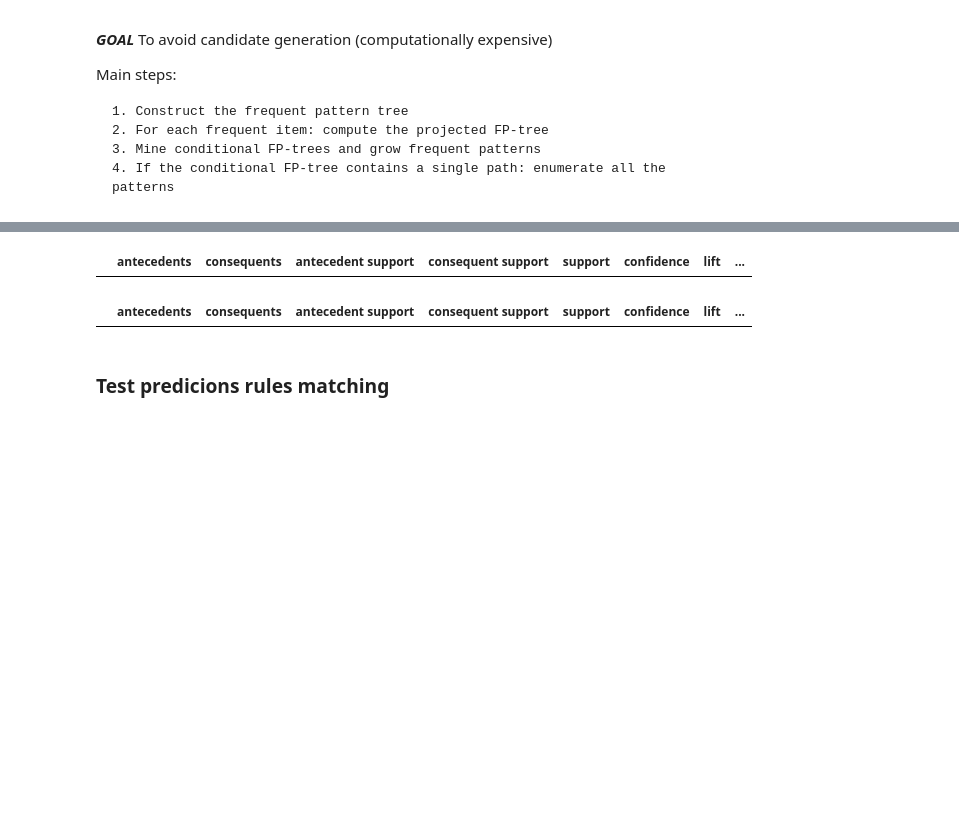
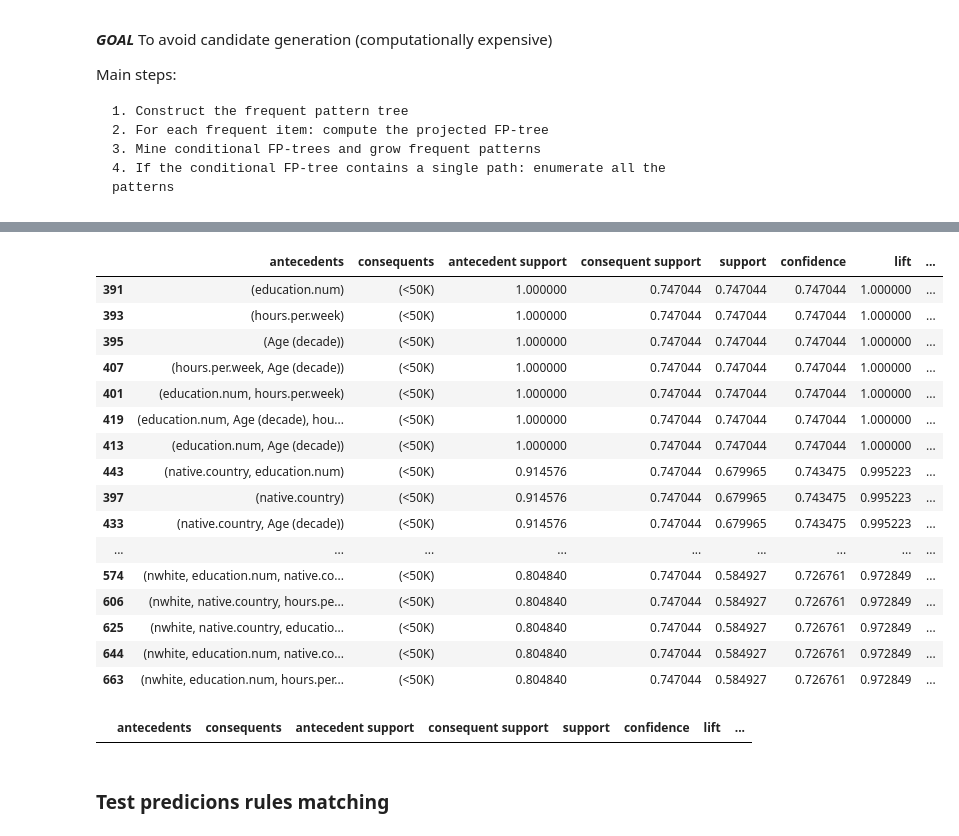
Before and after one commit to alb-p/post_processing_pipeline, a Jupyter notebook: pp_pipeline.ipynb, the cells around one changed output, grey strips where cells are left out. Saved outputs shown, nothing was run; the diff lists cells and outputs as text; code cells hidden in the pictures; blank space fills up the shorter version.

Commit message:
no 'female' in association rules

```diff
--- a/pp_pipeline.ipynb
+++ b/pp_pipeline.ipynb
@@ -236,7 +249,7 @@ dataset_orig_clean.loc[:, 'sex'] = dataset_orig_clean['sex'].map({
 })
 dataset_orig_clean['sex'] = dataset_orig_clean['sex'].astype(int)
 
-
+# 1 if married, 0 otherwise
 dataset_orig_clean['marital.status'] = dataset_orig_clean['marital.status'].map({
     'Never-married': 0,
     'Divorced': 0,
@@ -249,15 +262,9 @@ dataset_orig_clean['marital.status'] = dataset_orig_clean['marital.status'].map(
 dataset_orig_clean['marital.status'] = dataset_orig_clean['marital.status'].astype(int)
 
 
-dataset_orig_clean['race'] = dataset_orig_clean.race.map({
-    'White':0,
-    'Black':1,
-    'Asian-Pac-Islander':2,
-    'Amer-Indian-Eskimo':2,
-    'Other':2
-})
+dataset_orig_clean['race'] = dataset_orig_clean['race'].apply(lambda x: 1 if x == 'White' else 0)
 dataset_orig_clean['race'] = dataset_orig_clean['race'].astype(int)
 
 # United-States is 0 all the other countries are 1
-dataset_orig_clean['native.country'] = dataset_orig_clean['native.country'].apply(lambda x: 0 if x == 'United-States' else 1)
+dataset_orig_clean['native.country'] = dataset_orig_clean['native.country'].apply(lambda x: 1 if x == 'United-States' else 0)
 dataset_orig_clean['native.country'] = dataset_orig_clean['native.country'].astype(int)
@@ -636,7 +637,7 @@ Main steps:
     3. Mine conditional FP-trees and grow frequent patterns
     4. If the conditional FP-tree contains a single path: enumerate all the patterns
 # %%
-def compute_and_print_association_rules(dataset, min_support=0.2, min_confidence=0.5):
+def compute_and_print_association_rules(dataset, min_support, min_confidence):
     # Convert the dataset to a DataFrame
     pd_converted = dataset.convert_to_dataframe()[0]
 
@@ -646,14 +647,19 @@ def compute_and_print_association_rules(dataset, min_support=0.2, min_confidence
     pd_converted.drop(columns='sex', inplace=True)
 
     # Process 'race' column
-    pd_converted['white'] = pd_converted['race'].apply(lambda x: 1 if x == 1 else 0)
-    pd_converted['nwhite'] = pd_converted['race'].apply(lambda x: 1 if x == 0 else 0)
+    pd_converted['nwhite'] = pd_converted['race'].apply(lambda x: 1 if x == 1 or x==2 else 0)
+    pd_converted['white'] = pd_converted['race'].apply(lambda x: 1 if x == 0 else 0)
     pd_converted.drop(columns='race', inplace=True)
 
     # Process 'income' column
     pd_converted['>50K'] = pd_converted['income'].apply(lambda x: 1 if x == 1 else 0)
     pd_converted['<50K'] = pd_converted['income'].apply(lambda x: 1 if x == 0 else 0)
     pd_converted.drop(columns='income', inplace=True)
+
+    pd_converted['Age (decade)'] = pd_converted['age'].apply(lambda x: x//10*10)
+    pd_converted = pd_converted.drop(columns='age')
+
+    pd_converted = pd.get_dummies(pd_converted)
 
     # Create a binary representation of transactions
     df_transactions = pd_converted.map(lambda x: True if x > 0 else False)
@@ -762,8 +862,24 @@ res
 # %%
-res_min50_test,res_max50_test = income_association_rules(dataset_orig_test, min_support=0.4, min_confidence=0.4)
+res_min50_test,res_max50_test = compute_and_print_association_rules(dataset_orig_test, min_support=0.5, min_confidence=0.7)
 res_min50_test.sort_values("confidence", ascending=False)
 # %% [output]
 |  | antecedents | consequents | antecedent support | consequent support | support | confidence | lift | ... |
+| 391 | (education.num) | (<50K) | 1.000000 | 0.747044 | 0.747044 | 0.747044 | 1.000000 | ... |
+| 393 | (hours.per.week) | (<50K) | 1.000000 | 0.747044 | 0.747044 | 0.747044 | 1.000000 | ... |
+| 395 | (Age (decade)) | (<50K) | 1.000000 | 0.747044 | 0.747044 | 0.747044 | 1.000000 | ... |
+| 407 | (hours.per.week, Age (decade)) | (<50K) | 1.000000 | 0.747044 | 0.747044 | 0.747044 | 1.000000 | ... |
+| 401 | (education.num, hours.per.week) | (<50K) | 1.000000 | 0.747044 | 0.747044 | 0.747044 | 1.000000 | ... |
+| 419 | (education.num, Age (decade), hou... | (<50K) | 1.000000 | 0.747044 | 0.747044 | 0.747044 | 1.000000 | ... |
+| 413 | (education.num, Age (decade)) | (<50K) | 1.000000 | 0.747044 | 0.747044 | 0.747044 | 1.000000 | ... |
+| 443 | (native.country, education.num) | (<50K) | 0.914576 | 0.747044 | 0.679965 | 0.743475 | 0.995223 | ... |
+| 397 | (native.country) | (<50K) | 0.914576 | 0.747044 | 0.679965 | 0.743475 | 0.995223 | ... |
+| 433 | (native.country, Age (decade)) | (<50K) | 0.914576 | 0.747044 | 0.679965 | 0.743475 | 0.995223 | ... |
+| ... | ... | ... | ... | ... | ... | ... | ... | ... |
+| 574 | (nwhite, education.num, native.co... | (<50K) | 0.804840 | 0.747044 | 0.584927 | 0.726761 | 0.972849 | ... |
+| 606 | (nwhite, native.country, hours.pe... | (<50K) | 0.804840 | 0.747044 | 0.584927 | 0.726761 | 0.972849 | ... |
+| 625 | (nwhite, native.country, educatio... | (<50K) | 0.804840 | 0.747044 | 0.584927 | 0.726761 | 0.972849 | ... |
+| 644 | (nwhite, education.num, native.co... | (<50K) | 0.804840 | 0.747044 | 0.584927 | 0.726761 | 0.972849 | ... |
+| 663 | (nwhite, education.num, hours.per... | (<50K) | 0.804840 | 0.747044 | 0.584927 | 0.726761 | 0.972849 | ... |
 # %%
 res_max50_test.sort_values("confidence", ascending=False)
 # %% [output]
```
Also changed, not shown: parts of 17 cells of this notebook, 1 other file.
